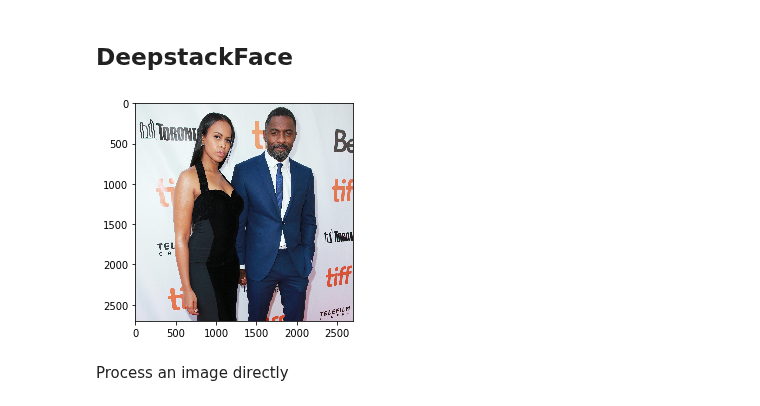
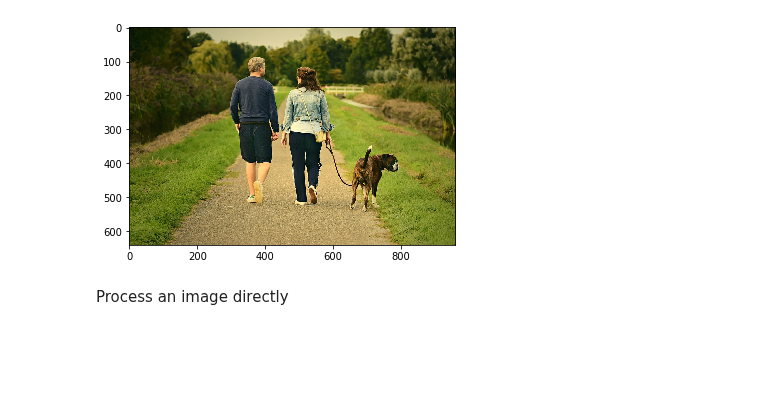
Before and after one commit to robmarkcole/deepstack-python, a Jupyter notebook: usage.ipynb, the cells around one changed output. Saved outputs shown, nothing was run; the diff lists cells and outputs as text; code cells hidden in the pictures; blank space fills up the shorter version.

```diff
--- a/usage.ipynb
+++ b/usage.ipynb
@@ -5,8 +5,6 @@ from deepstack.core import DeepstackFace
 from PIL import Image
 import matplotlib.pyplot as plt
 %matplotlib inline
-# %% [markdown]
-## DeepstackFace
 # %%
 IP_ADDRESS = 'localhost'
 PORT = '5000'
@@ -15,9 +13,9 @@ dsface = DeepstackFace(IP_ADDRESS, PORT)
 # %%
-image_path = 'tests/images/couple.jpg'
+image_path = 'tests/images/test-image3.jpg'
 
 plt.imshow(Image.open(image_path));
 # %% [output]
-[figure, old version]
+[figure, new version]
 # %% [markdown]
 Process an image directly
 # %%
```
Also changed, not shown: parts of 21 cells of this notebook, 4 other files.
